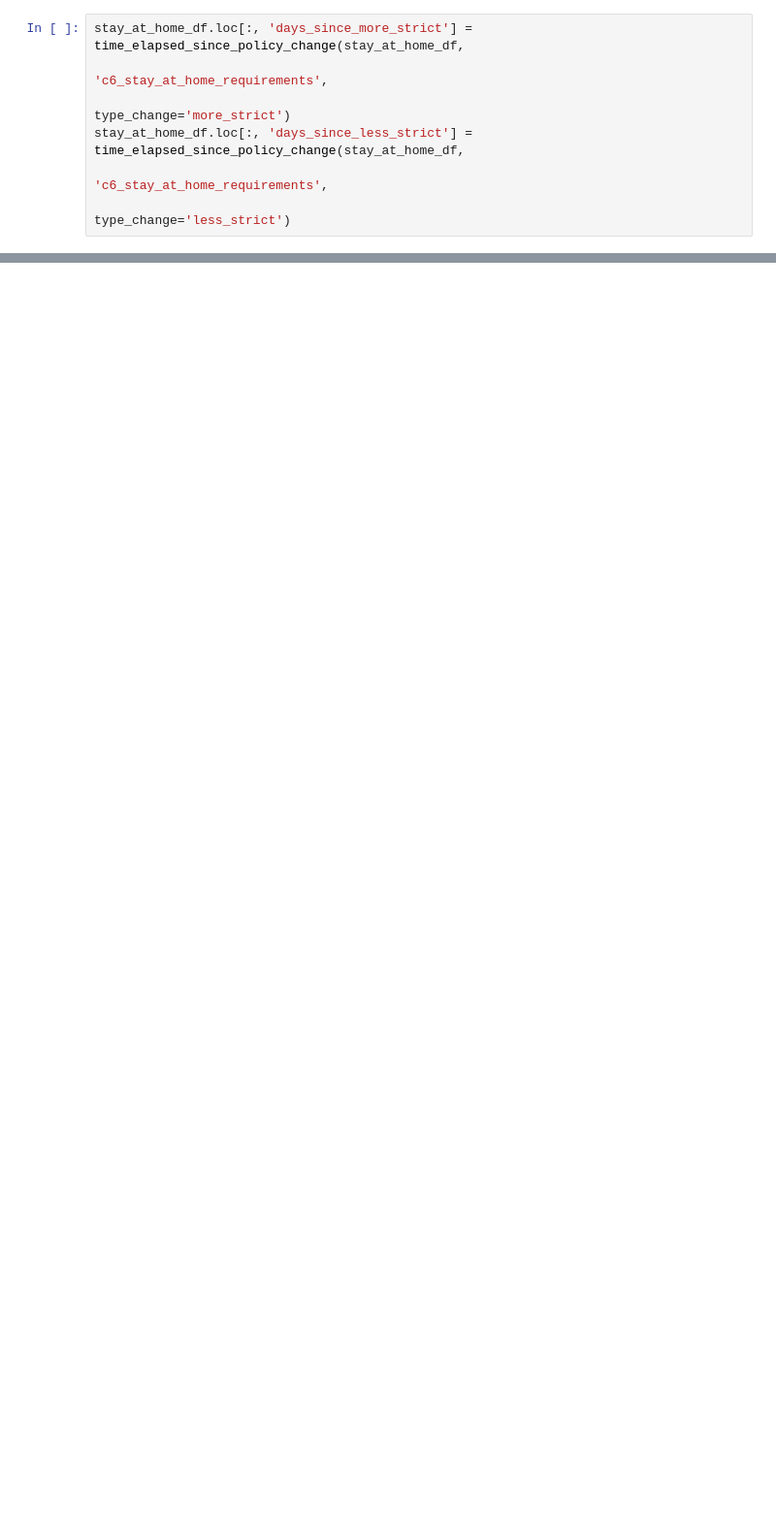
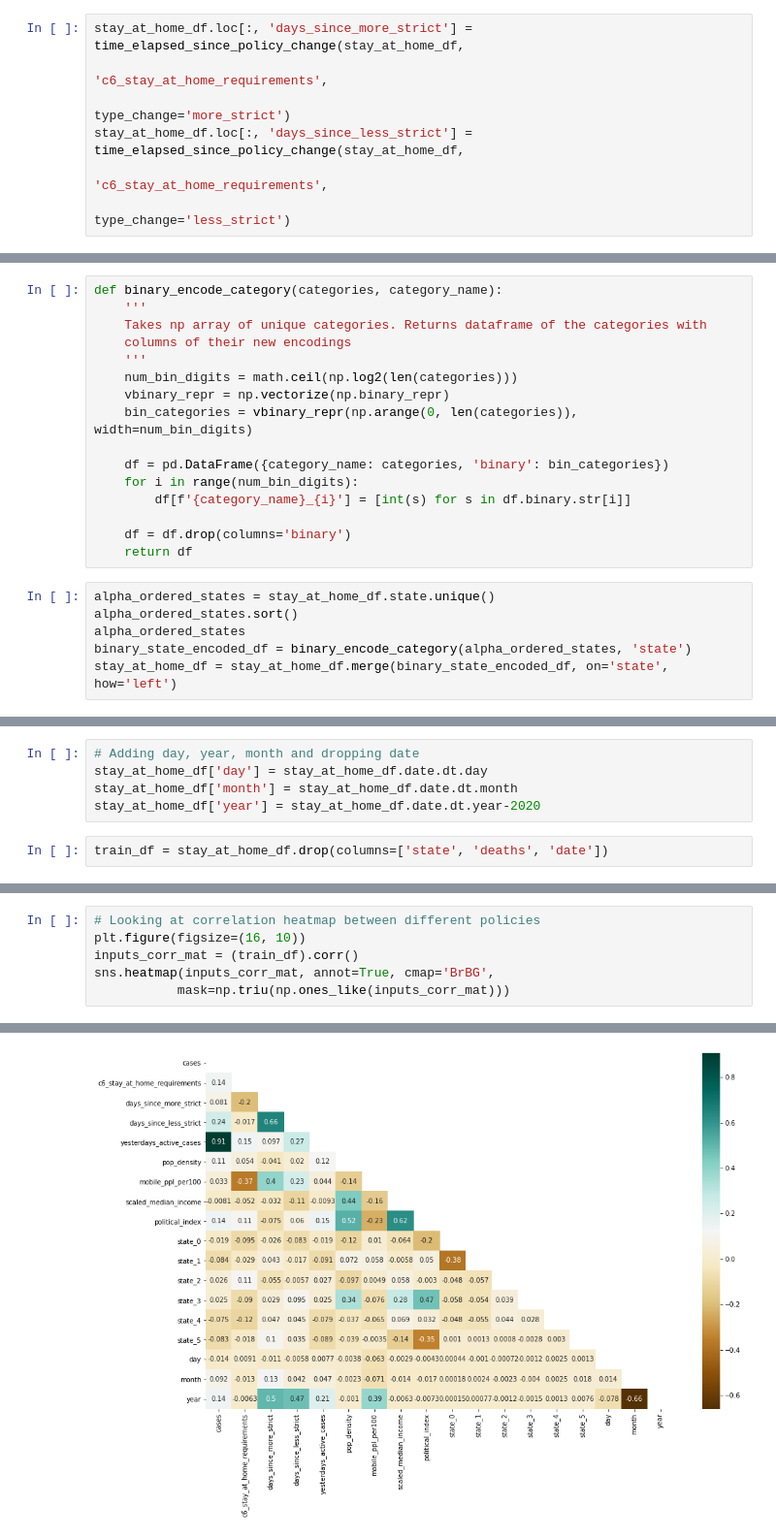
Before and after one commit to sashafomina/covid_policy_analysis, a Jupyter notebook: initial_data_manip-sashacopy.ipynb, the cells around one changed output, grey strips where cells are left out. Shown at 97% size. Saved outputs shown, nothing was run; the diff lists cells and outputs as text; blank space fills up the shorter version.

Commit message:
finished initial input data with stay at home policy and initial linear regression

```diff
--- a/initial_data_manip-sashacopy.ipynb
+++ b/initial_data_manip-sashacopy.ipynb
@@ -275,0 +480,22 @@ stay_at_home_df.to_csv('stay_at_home.csv')
+# %%
+def binary_encode_category(categories, category_name):
+    '''
+    Takes np array of unique categories. Returns dataframe of the categories with
+    columns of their new encodings
+    '''
+    num_bin_digits = math.ceil(np.log2(len(categories)))
+    vbinary_repr = np.vectorize(np.binary_repr)
+    bin_categories = vbinary_repr(np.arange(0, len(categories)), width=num_bin_digits)
+
+    df = pd.DataFrame({category_name: categories, 'binary': bin_categories})
+    for i in range(num_bin_digits):
+        df[f'{category_name}_{i}'] = [int(s) for s in df.binary.str[i]]
+
+    df = df.drop(columns='binary')
+    return df
+# %%
+alpha_ordered_states = stay_at_home_df.state.unique()
+alpha_ordered_states.sort()
+alpha_ordered_states
+binary_state_encoded_df = binary_encode_category(alpha_ordered_states, 'state')
+stay_at_home_df = stay_at_home_df.merge(binary_state_encoded_df, on='state', how='left')
@@ -275,0 +520,7 @@ stay_at_home_df.to_csv('stay_at_home.csv')
+# %%
+# Adding day, year, month and dropping date
+stay_at_home_df['day'] = stay_at_home_df.date.dt.day
+stay_at_home_df['month'] = stay_at_home_df.date.dt.month
+stay_at_home_df['year'] = stay_at_home_df.date.dt.year-2020
+# %%
+train_df = stay_at_home_df.drop(columns=['state', 'deaths', 'date'])
@@ -275,0 +543,7 @@ stay_at_home_df.to_csv('stay_at_home.csv')
+# %%
+# Looking at correlation heatmap between different policies
+plt.figure(figsize=(16, 10))
+inputs_corr_mat = (train_df).corr()
+sns.heatmap(inputs_corr_mat, annot=True, cmap='BrBG',
+           mask=np.triu(np.ones_like(inputs_corr_mat)))
+# %% [output]
@@ -275,0 +551 @@ stay_at_home_df.to_csv('stay_at_home.csv')
+[figure, added]
```
Also changed, not shown: parts of 33 cells of this notebook, 3 other files.
